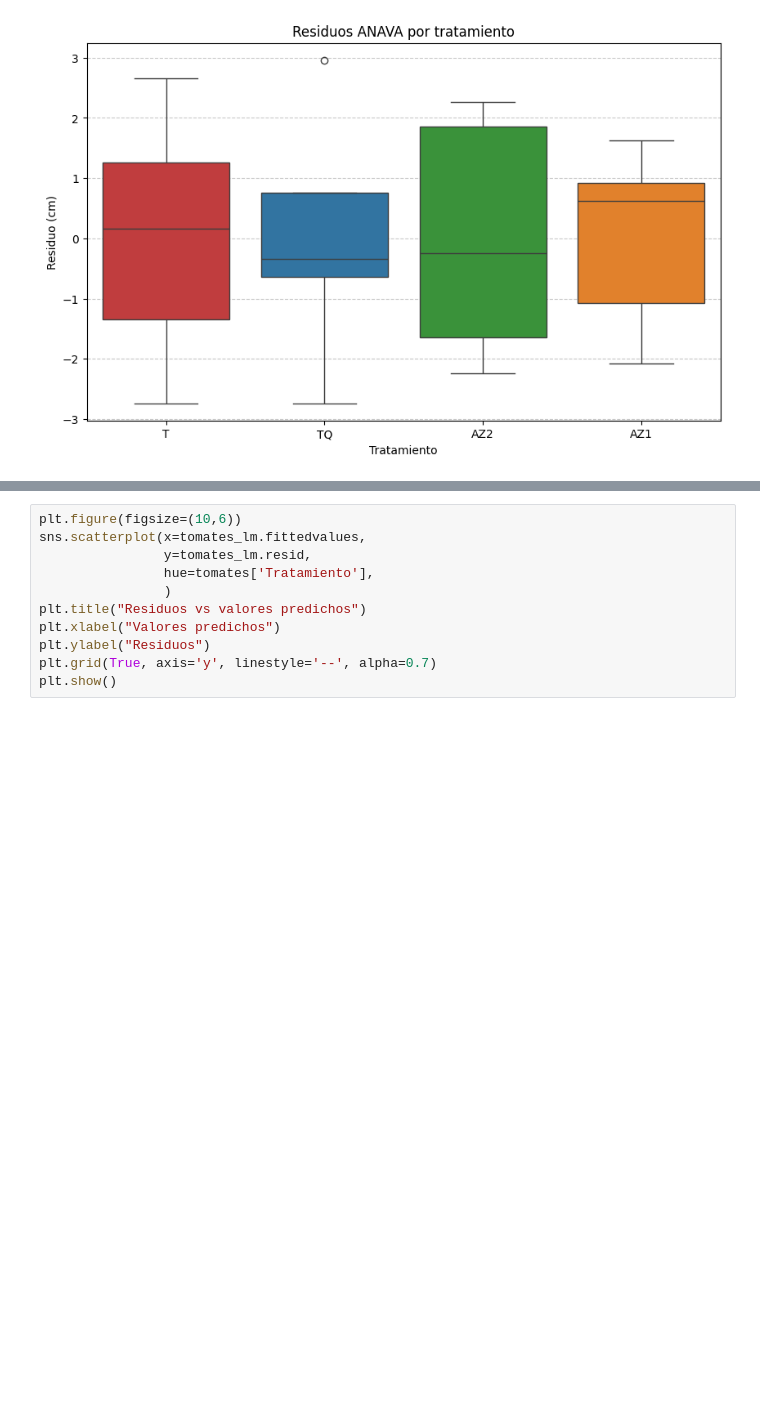
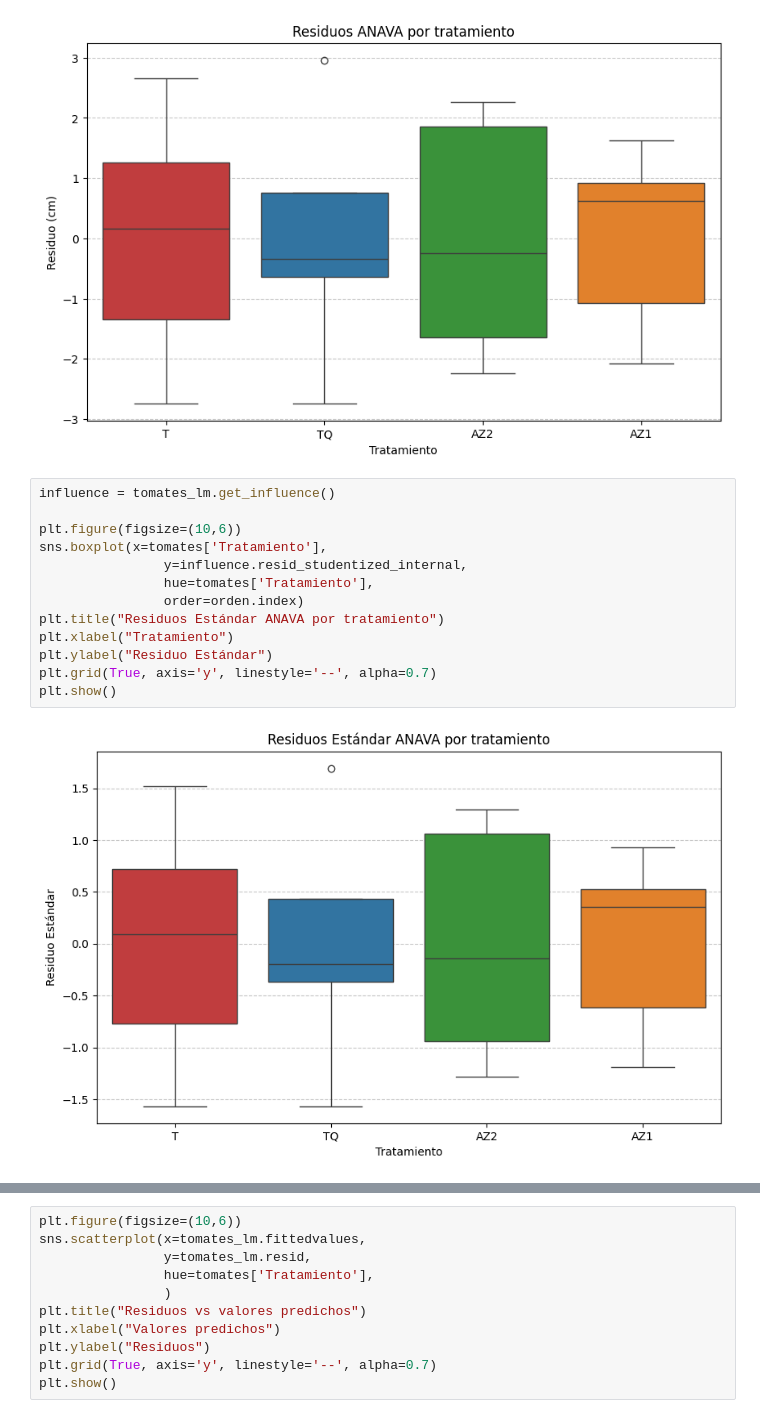
Before and after one commit to nadiasantillan/unsl-data-py-4.2, a Jupyter notebook: tomates/analisis.ipynb, the cells around one changed output, grey strips where cells are left out. Cells and saved outputs as stored; diff of their text form; blank space fills up the shorter version.

```diff
--- a/tomates/analisis.ipynb
+++ b/tomates/analisis.ipynb
@@ -137,3 +137,18 @@ plt.grid(True, axis='y', linestyle='--', alpha=0.7)
 plt.show()
 # %% [output]
 [figure]
+# %%
+influence = tomates_lm.get_influence()
+
+plt.figure(figsize=(10,6))
+sns.boxplot(x=tomates['Tratamiento'],
+                y=influence.resid_studentized_internal,
+                hue=tomates['Tratamiento'],
+                order=orden.index)
+plt.title("Residuos Estándar ANAVA por tratamiento")
+plt.xlabel("Tratamiento")
+plt.ylabel("Residuo Estándar")
+plt.grid(True, axis='y', linestyle='--', alpha=0.7)
+plt.show()
+# %% [output]
+[figure, added]
```
Also changed, not shown: parts of 2 cells of this notebook.
